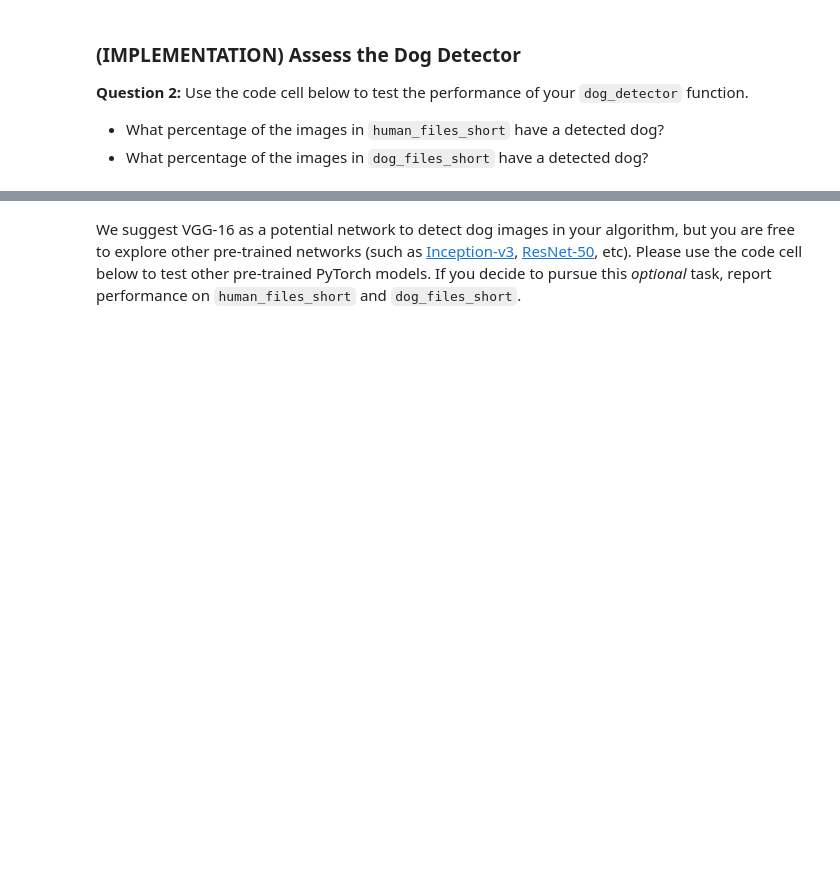
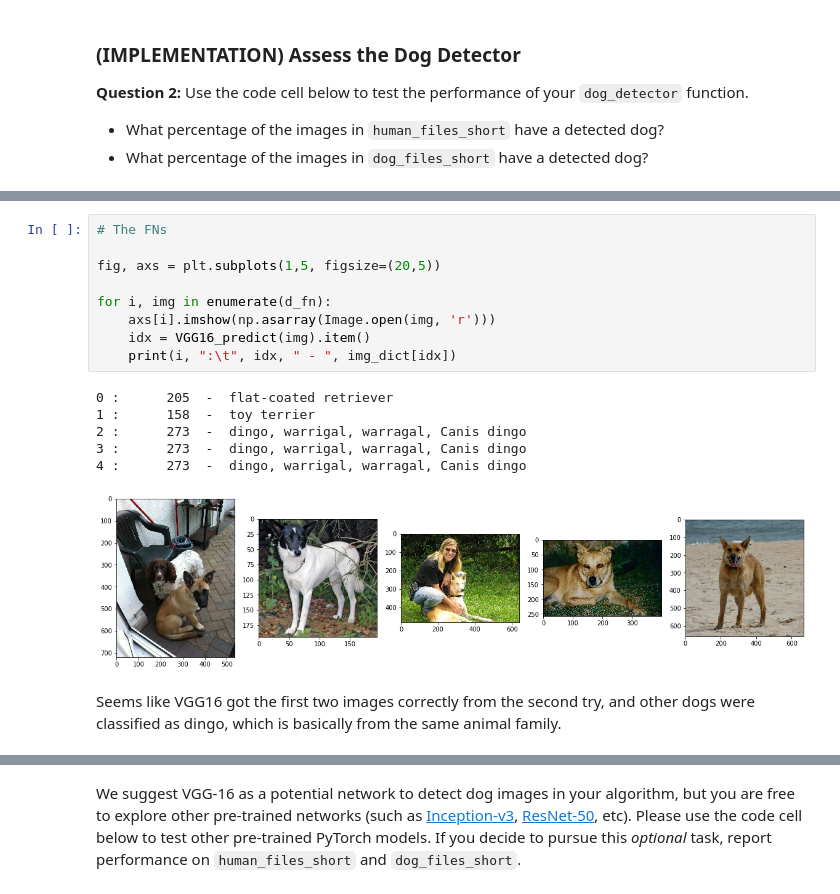
Before and after one commit to shramkoartem/dog_breed_recognizer, a Jupyter notebook: dog_app.ipynb, the cells around one changed output, grey strips where cells are left out. Cells and saved outputs as stored; diff of their text form; blank space fills up the shorter version.

```diff
--- a/dog_app.ipynb
+++ b/dog_app.ipynb
@@ -264,0 +372,18 @@ __Answer:__
+# %%
+# The FNs
+
+fig, axs = plt.subplots(1,5, figsize=(20,5))
+
+for i, img in enumerate(d_fn):
+    axs[i].imshow(np.asarray(Image.open(img, 'r')))
+    idx = VGG16_predict(img).item()
+    print(i, ":\t", idx, " - ", img_dict[idx])
+# %% [output]
+0 :      205  -  flat-coated retriever
+1 :      158  -  toy terrier
+2 :      273  -  dingo, warrigal, warragal, Canis dingo
+3 :      273  -  dingo, warrigal, warragal, Canis dingo
+4 :      273  -  dingo, warrigal, warragal, Canis dingo
+[figure, added]
+# %% [markdown]
+Seems like VGG16 got the first two images correctly from the second try, and other dogs were classified as dingo, which is basically from the same animal family.
```
Also changed, not shown: parts of 34 cells of this notebook, 1 other file.
